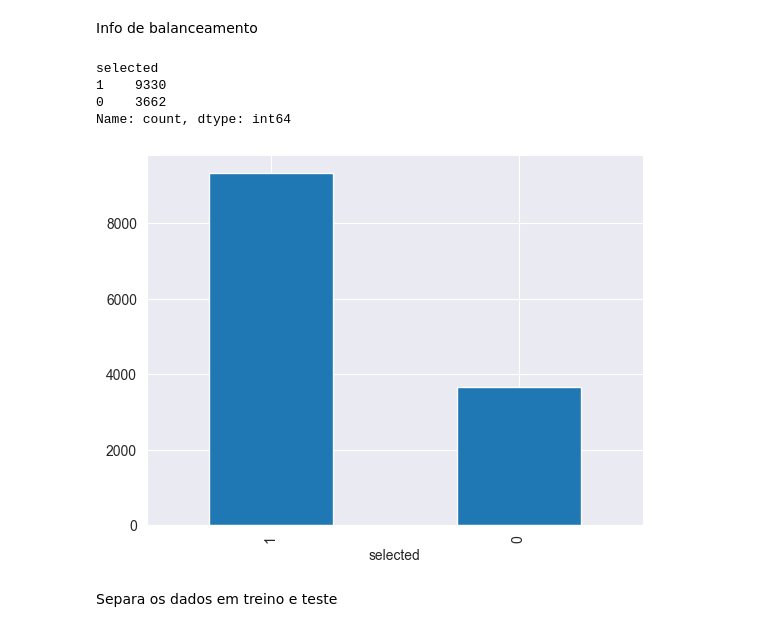
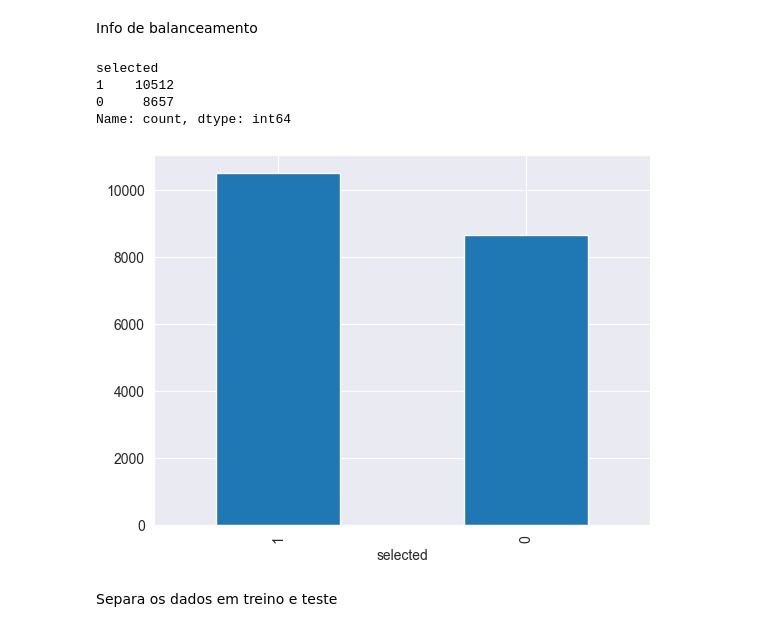
Before and after one commit to WKolodziejski/GWMC, a Jupyter notebook: notebooks/classification.ipynb, the cells around one changed output. Drawn from its saved outputs; the diff is of its cells as text; code cells hidden in the pictures.

```diff
--- a/notebooks/classification.ipynb
+++ b/notebooks/classification.ipynb
@@ -128,13 +121,13 @@ df
 # %% [markdown]
 Info de balanceamento
 # %%
-df['selected'].value_counts().plot(kind='bar')
-df['selected'].value_counts()
+data_train['selected'].value_counts().plot(kind='bar')
+data_train['selected'].value_counts()
 # %% [output]
 selected
-1    9330
-0    3662
+1    10512
+0     8657
 Name: count, dtype: int64
-[figure, old version]
+[figure, new version]
 # %% [markdown]
 Separa os dados em treino e teste
```
Also changed, not shown: parts of 23 cells of this notebook, 4 other files.
